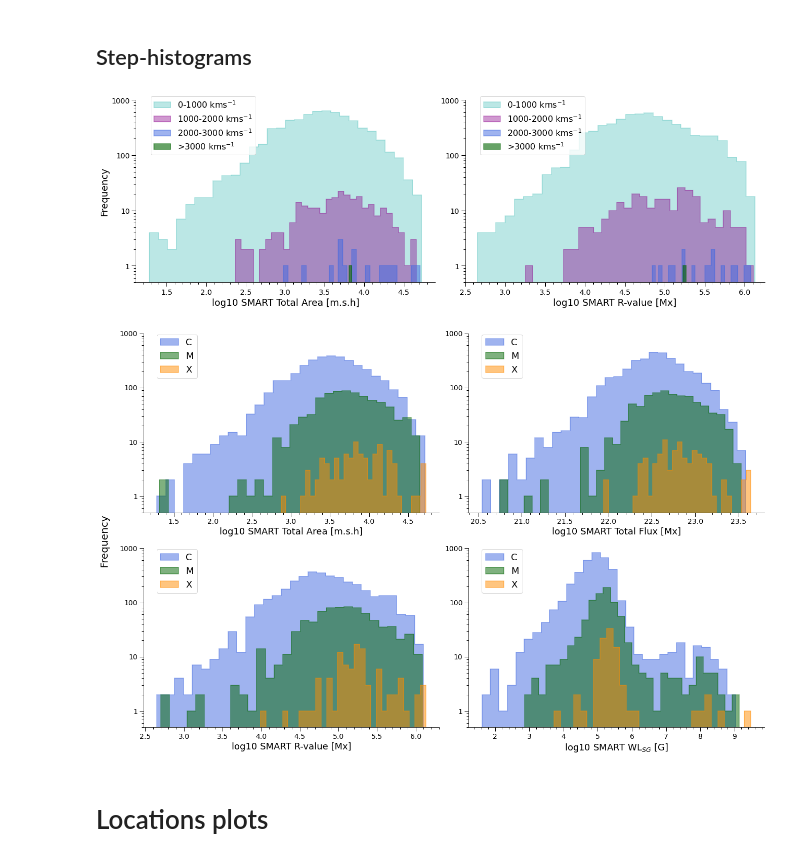
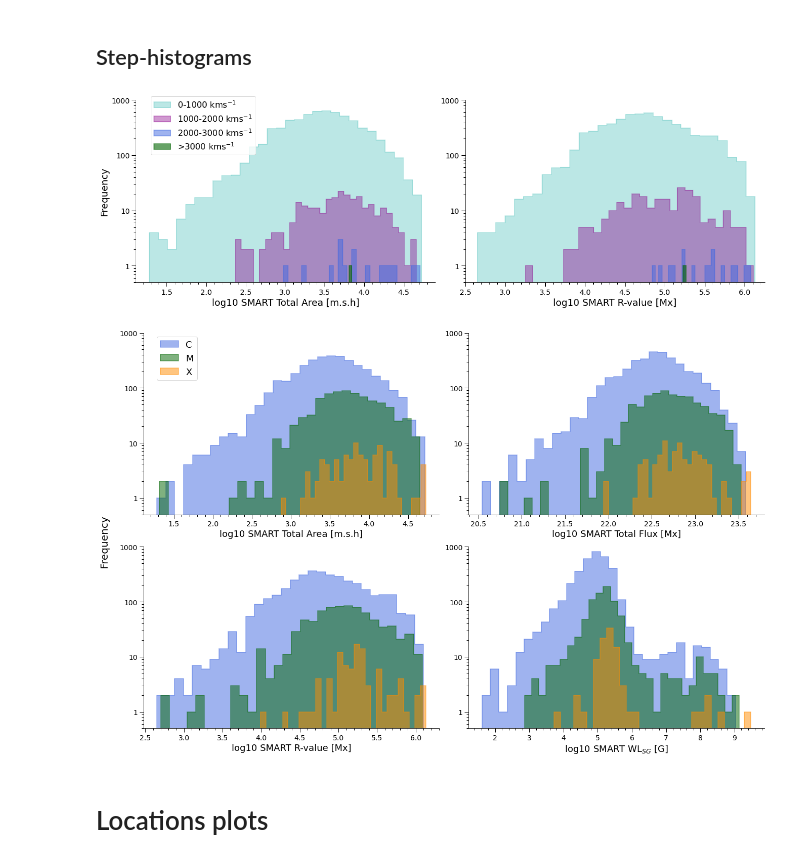
Before and after one commit to peterbreslin/ss_project, a Jupyter notebook: thesis_figures.ipynb, the cells around one changed output. Saved outputs shown, nothing was run; the diff lists cells and outputs as text; code cells hidden in the pictures.

Commit message:
Legend edits

```diff
--- a/thesis_figures.ipynb
+++ b/thesis_figures.ipynb
@@ -792,7 +792,7 @@ ax2.set_yticks([1, 10, 100, 1000])
 ax2.set_yticklabels(['1', '10', '100', '1000'])
 
 ax2.set_xlabel('log10 SMART R-value [Mx]', fontsize=18)
-ax2.legend(loc=[0.05,0.70], fontsize=16)
+#ax2.legend(loc=[0.05,0.70], fontsize=16)
 
 ax2.yaxis.set_tick_params(labelleft=True)
 plt.setp(ax2.get_xticklabels(), fontsize=14)
@@ -830,7 +830,7 @@ ax3.set_yticks([1, 10, 100, 1000])
 ax3.set_yticklabels(['1', '10', '100', '1000'])
 
 ax3.set_xlabel('log10 SMART Total Area [m.s.h]', fontsize=18)
-ax3.legend(loc=[0.045,0.75], fontsize=18)
+ax3.legend(loc=[0.045,0.74], fontsize=18)
 
 plt.setp(ax3.get_xticklabels(), fontsize=14)
 plt.setp(ax3.get_yticklabels(), fontsize=14)
@@ -860,7 +860,7 @@ ax4.set_yticks([1, 10, 100, 1000])
 ax4.set_yticklabels(['1', '10', '100', '1000'])
 
 ax4.set_xlabel('log10 SMART Total Flux [Mx]', fontsize=18)
-ax4.legend(loc=[0.045,0.75], fontsize=18)
+#ax4.legend(loc=[0.045,0.75], fontsize=18)
 
 ax4.yaxis.set_tick_params(labelleft=True)
 plt.setp(ax4.get_xticklabels(), fontsize=14)
@@ -891,7 +891,7 @@ ax5.set_yticks([1, 10, 100, 1000])
 ax5.set_yticklabels(['1', '10', '100', '1000'])
 
 ax5.set_xlabel('log10 SMART R-value [Mx]', fontsize=18)
-ax5.legend(loc=[0.045,0.75], fontsize=18)
+#ax5.legend(loc=[0.045,0.75], fontsize=18)
 
 ax5.yaxis.set_tick_params(labelleft=True)
 plt.setp(ax5.get_xticklabels(), fontsize=14)
@@ -912,36 +912,36 @@ nm, bm, pm = ax6.hist(np.log10(mw.smart_wlsg), 30, ec='darkgreen', fc='darkgreen
 nx, bx, px = ax6.hist(np.log10(xw.smart_wlsg), 30, ec='darkorange', fc='darkorange', lw=1.5, histtype='stepfilled',
                      label='X', alpha=0.5)
 
 pc[0].set_xy(pc[0].get_xy()[1:-1])
 pm[0].set_xy(pm[0].get_xy()[1:-1])
 px[0].set_xy(px[0].get_xy()[1:-1])
 
 ax6.set_yscale('log')
 ax6.set_ylim([0.5,1000])
 ax6.set_yticks([1, 10, 100, 1000])
 ax6.set_yticklabels(['1', '10', '100', '1000'])
 
 ax6.set_xlabel('log10 SMART WL$_{SG}$ [G]', fontsize=18)
-ax6.legend(loc=[0.045,0.75], fontsize=18)
+#ax6.legend(loc=[0.045,0.75], fontsize=18)
 
 ax6.yaxis.set_tick_params(labelleft=True)
 plt.setp(ax6.get_xticklabels(), fontsize=14)
 plt.setp(ax6.get_yticklabels(), fontsize=14)
 
 ax6.xaxis.set_minor_locator(MultipleLocator(0.2))
 ax6.tick_params(axis='both', length=8, top=False, right=False, direction='out', width=1)
 ax6.tick_params(axis='both', length=4, top=False, right=False, direction='out', which='minor', width=1)
 ax6.spines['right'].set_visible(False)
 ax6.spines['top'].set_visible(False)
 
 fig2.text(-0.022, 0.5, 'Frequency', va='center', rotation='vertical', fontsize=20)
 
 plt.tight_layout()
 #plt.savefig('flux_step.png', dpi=300, bbox_inches='tight', pad_inches=0.1)
 plt.show()
 # %% [output]
-[figure, old version]
+[figure, new version]
-[figure, old version]
+[figure, new version]
 # %% [markdown]
 # Locations plots
 # %% [markdown]
```
